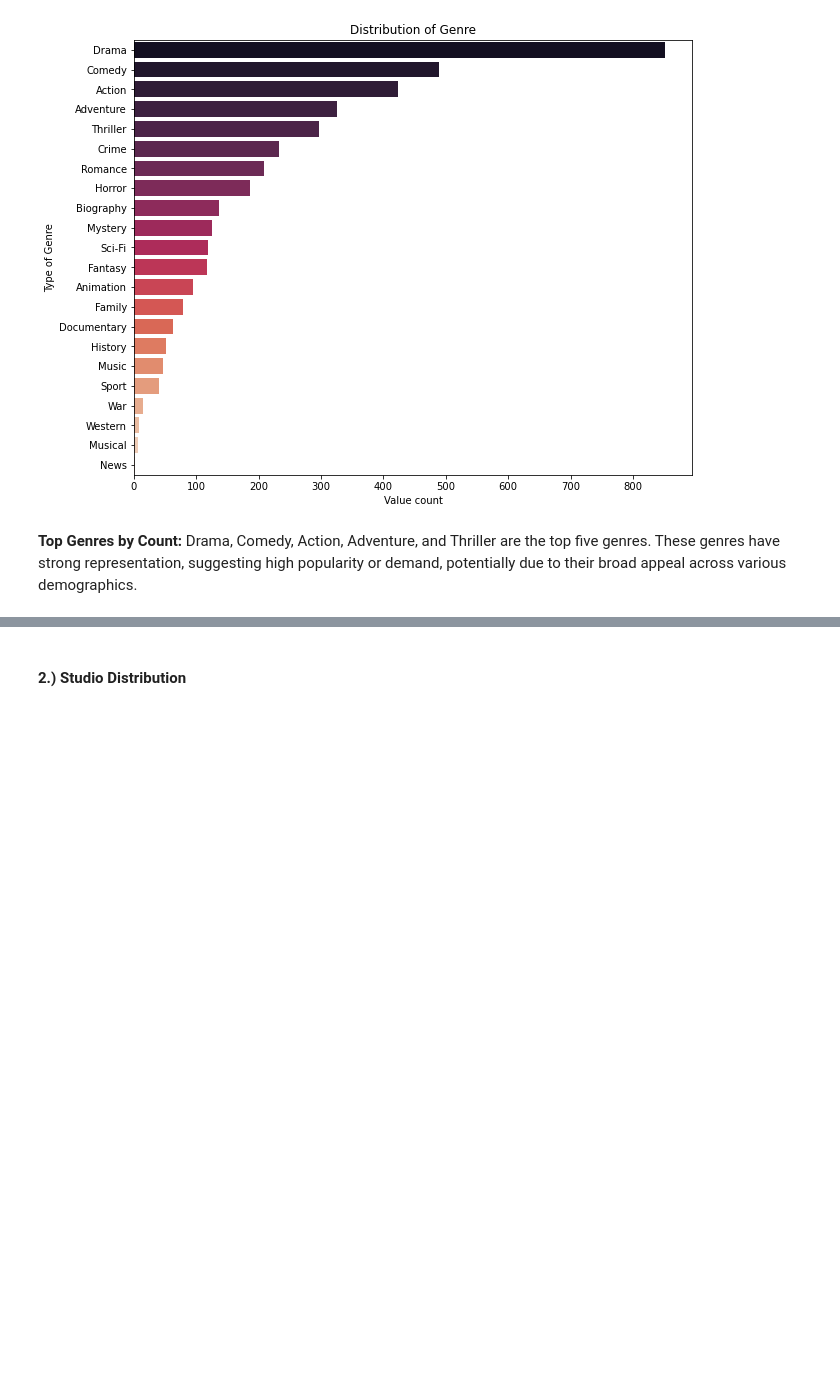
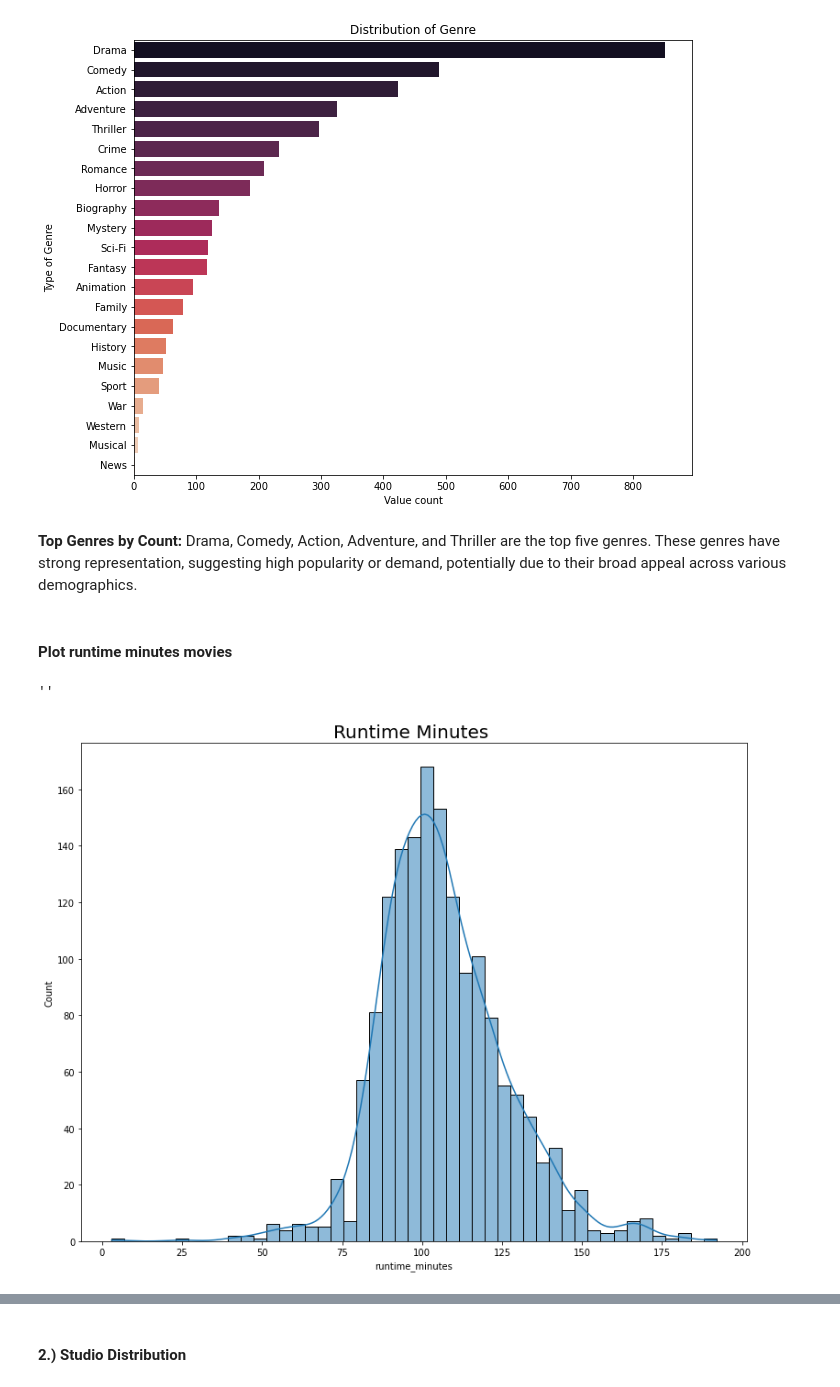
Before and after one commit to Rhino-byte/GroupWork, a Jupyter notebook: student.ipynb, the cells around one changed output, grey strips where cells are left out. Drawn from its saved outputs; the diff is of its cells as text; code cells hidden in the pictures; blank space fills up the shorter version.

```diff
--- a/student.ipynb
+++ b/student.ipynb
@@ -448,3 +448,15 @@ plt.title('Distribution of Genre')
 [figure]
 # %% [markdown]
 **Top Genres by Count:** Drama, Comedy, Action, Adventure, and Thriller are the top five genres. These genres have strong representation, suggesting high popularity or demand, potentially due to their broad appeal across various demographics.
+# %% [markdown]
+#### Plot runtime minutes movies
+# %%
+runtime_minutes=merged_data.runtime_minutes
+
+plt.figure(figsize=(13,10))
+sns.histplot(runtime_minutes,kde=True)
+plt.title('Runtime Minutes ',fontsize=20)
+;
+# %% [output]
+''
+[figure, added]
```
Also changed, not shown: parts of 5 cells of this notebook.
